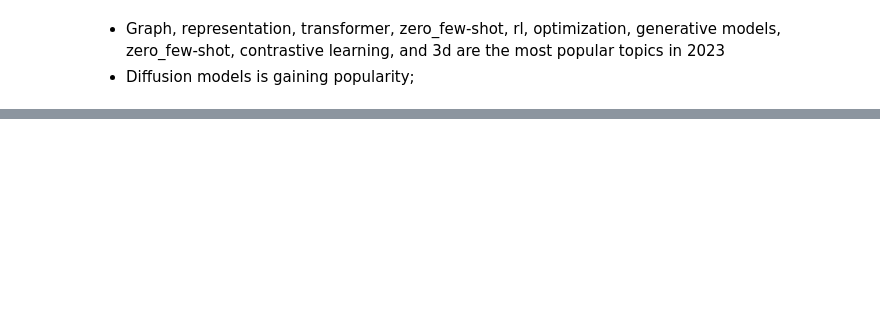
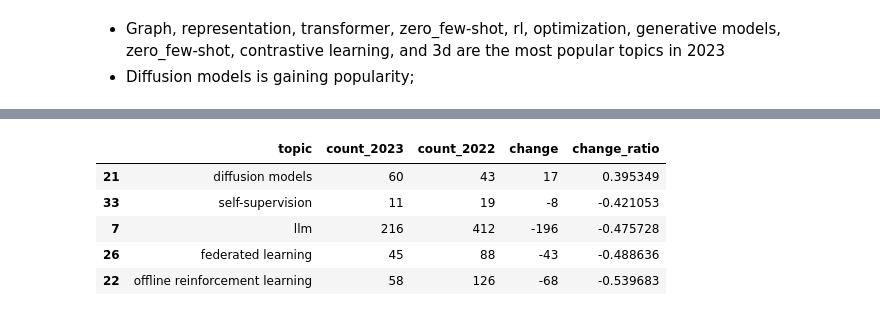
Before and after one commit to charlesxu90/AI-trends, a Jupyter notebook: 1.assign_topics.ipynb, the cells around one changed output, grey strips where cells are left out. Saved outputs shown, nothing was run; the diff lists cells and outputs as text; code cells hidden in the pictures; blank space fills up the shorter version.

```diff
--- a/1.assign_topics.ipynb
+++ b/1.assign_topics.ipynb
@@ -238,3 +248,7 @@ plt.show()
 # %% [markdown]
 - Graph, representation, transformer, zero_few-shot, rl, optimization, generative models, zero_few-shot, contrastive learning, and 3d are the most popular topics in 2023
 - Diffusion models is gaining popularity;
+# %%
+df_2023 = read_year_df_topic(year='2023')
+df_2023_topics = calculate_topic_frequency_ratio(df_2023)
+df_2023_topics.head(5)
@@ -240,0 +262,16 @@ plt.show()
+# %%
+df_2022_topics.columns = ['topic', 'count_2022']
+df_2023_topics.columns = ['topic', 'count_2023']
+df_2022_2023_topics = pd.merge(df_2023_topics, df_2022_topics, on='topic', how='outer')
+
+df_2022_2023_topics['change'] = df_2022_2023_topics['count_2023'] - df_2022_2023_topics['count_2022']
+df_2022_2023_topics['change_ratio'] = df_2022_2023_topics['change'] / df_2022_2023_topics['count_2022']
+# %%
+df_2022_2023_topics.sort_values(by='change_ratio', ascending=False).head(5)
+# %% [output]
+|  | topic | count_2023 | count_2022 | change | change_ratio |
+| 21 | diffusion models | 60 | 43 | 17 | 0.395349 |
+| 33 | self-supervision | 11 | 19 | -8 | -0.421053 |
+| 7 | llm | 216 | 412 | -196 | -0.475728 |
+| 26 | federated learning | 45 | 88 | -43 | -0.488636 |
+| 22 | offline reinforcement learning | 58 | 126 | -68 | -0.539683 |
```
Also changed, not shown: parts of 22 cells of this notebook, 1 other file.
